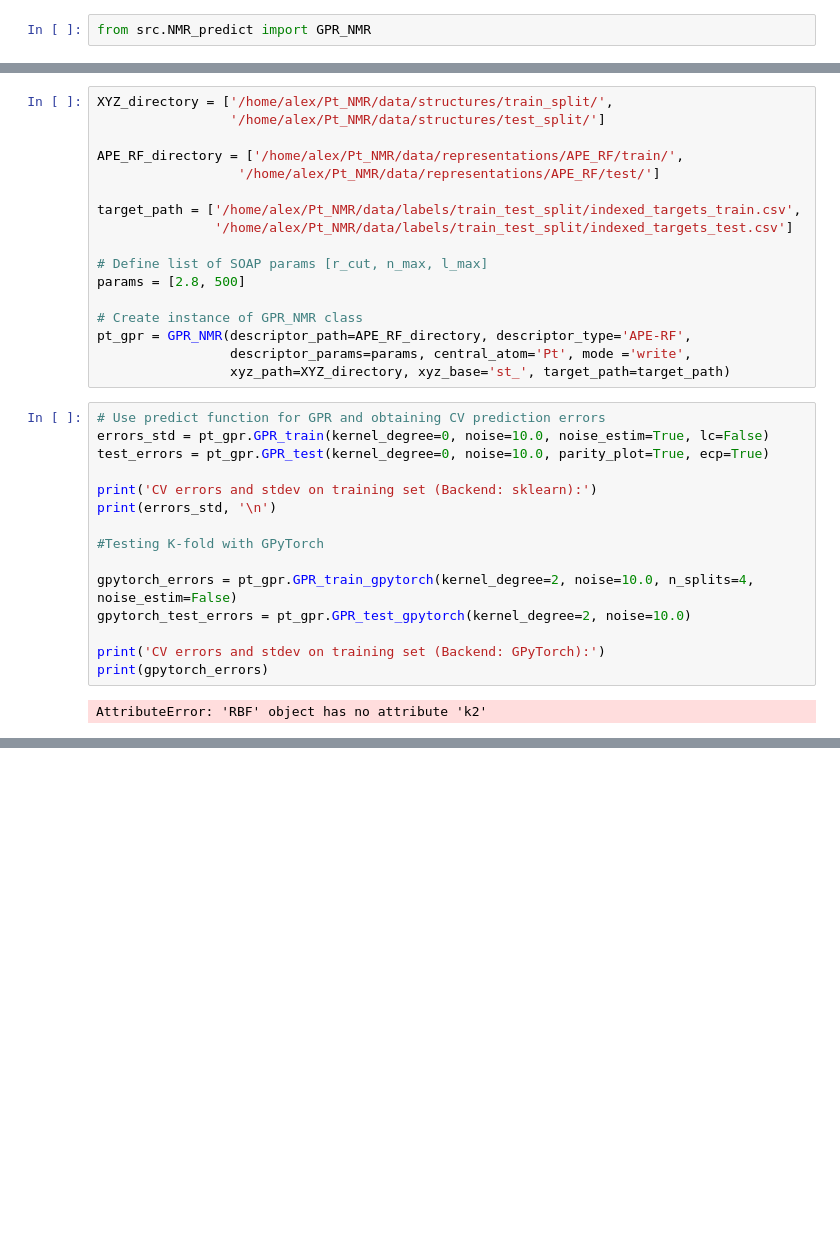
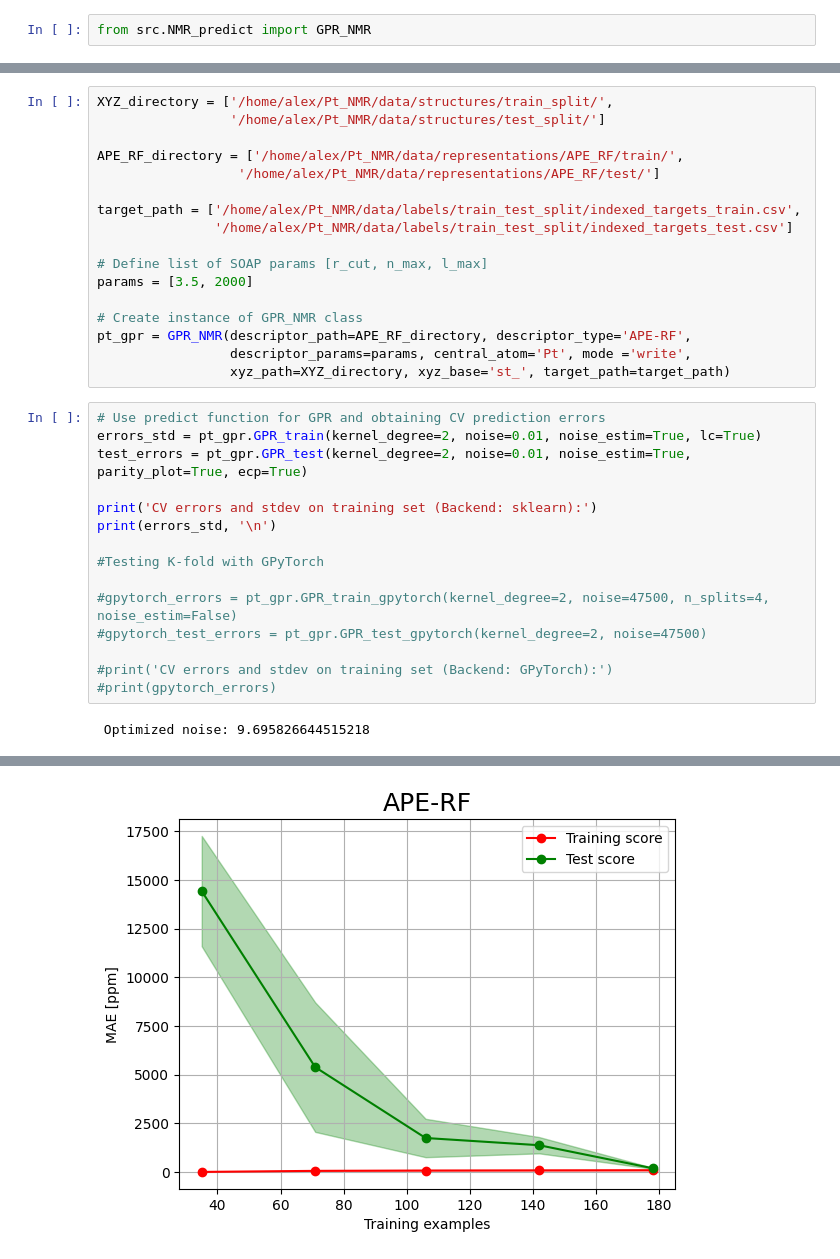
Before and after one commit to amessl/GPR-for-Pt-shift-prediction, a Jupyter notebook: src/example_use.ipynb, the cells around one changed output, grey strips where cells are left out. Cells and saved outputs as stored; diff of their text form; blank space fills up the shorter version.

```diff
--- a/src/example_use.ipynb
+++ b/src/example_use.ipynb
@@ -73,7 +79,7 @@ target_path = ['/home/alex/Pt_NMR/data/labels/train_test_split/indexed_targets_t
                '/home/alex/Pt_NMR/data/labels/train_test_split/indexed_targets_test.csv']
 
 # Define list of SOAP params [r_cut, n_max, l_max]
-params = [2.8, 500]
+params = [3.5, 2000]
 
 # Create instance of GPR_NMR class
 pt_gpr = GPR_NMR(descriptor_path=APE_RF_directory, descriptor_type='APE-RF',
@@ -81,18 +87,18 @@ pt_gpr = GPR_NMR(descriptor_path=APE_RF_directory, descriptor_type='APE-RF',
                  xyz_path=XYZ_directory, xyz_base='st_', target_path=target_path)
 # %%
 # Use predict function for GPR and obtaining CV prediction errors
-errors_std = pt_gpr.GPR_train(kernel_degree=0, noise=10.0, noise_estim=True, lc=False)
-test_errors = pt_gpr.GPR_test(kernel_degree=0, noise=10.0, parity_plot=True, ecp=True)
+errors_std = pt_gpr.GPR_train(kernel_degree=2, noise=0.01, noise_estim=True, lc=True)
+test_errors = pt_gpr.GPR_test(kernel_degree=2, noise=0.01, noise_estim=True, parity_plot=True, ecp=True)
 
 print('CV errors and stdev on training set (Backend: sklearn):')
 print(errors_std, '\n')
 
 #Testing K-fold with GPyTorch
 
-gpytorch_errors = pt_gpr.GPR_train_gpytorch(kernel_degree=2, noise=10.0, n_splits=4, noise_estim=False)
-gpytorch_test_errors = pt_gpr.GPR_test_gpytorch(kernel_degree=2, noise=10.0)
+#gpytorch_errors = pt_gpr.GPR_train_gpytorch(kernel_degree=2, noise=47500, n_splits=4, noise_estim=False)
+#gpytorch_test_errors = pt_gpr.GPR_test_gpytorch(kernel_degree=2, noise=47500)
 
-print('CV errors and stdev on training set (Backend: GPyTorch):')
-print(gpytorch_errors)
+#print('CV errors and stdev on training set (Backend: GPyTorch):')
+#print(gpytorch_errors)
 # %% [output]
-AttributeError: 'RBF' object has no attribute 'k2'
+ Optimized noise: 9.695826644515218
@@ -98,0 +115 @@ AttributeError: 'RBF' object has no attribute 'k2'
+[figure, added]
```
Also changed, not shown: parts of 5 cells of this notebook, 7 other files.
